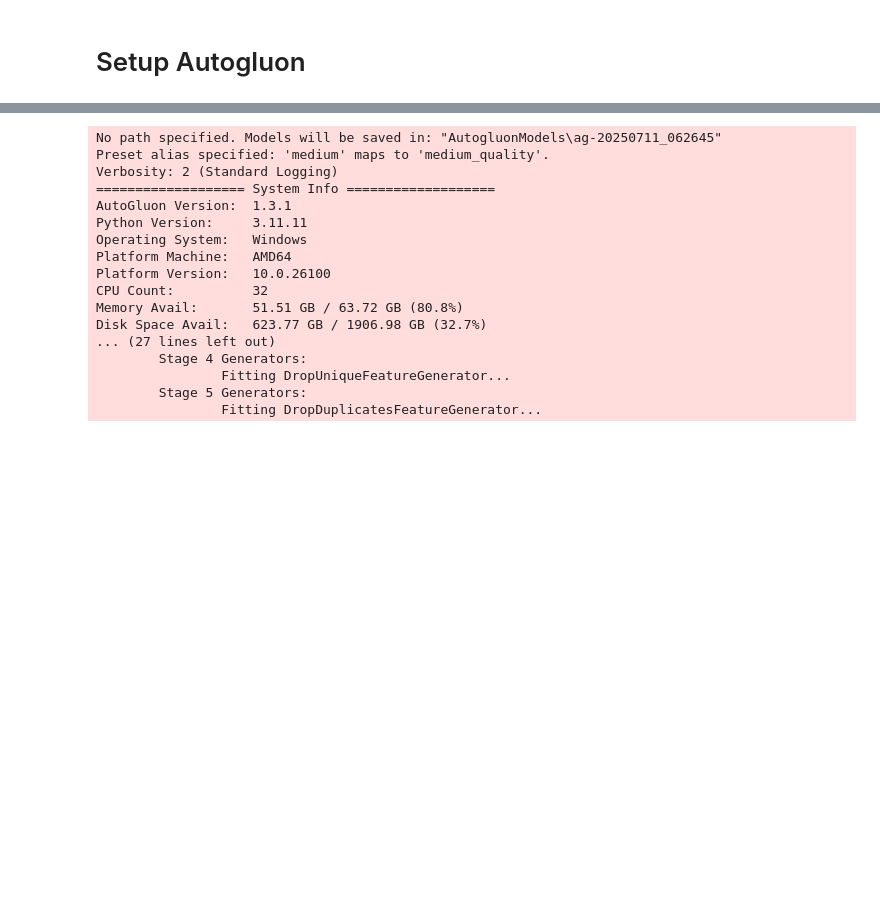
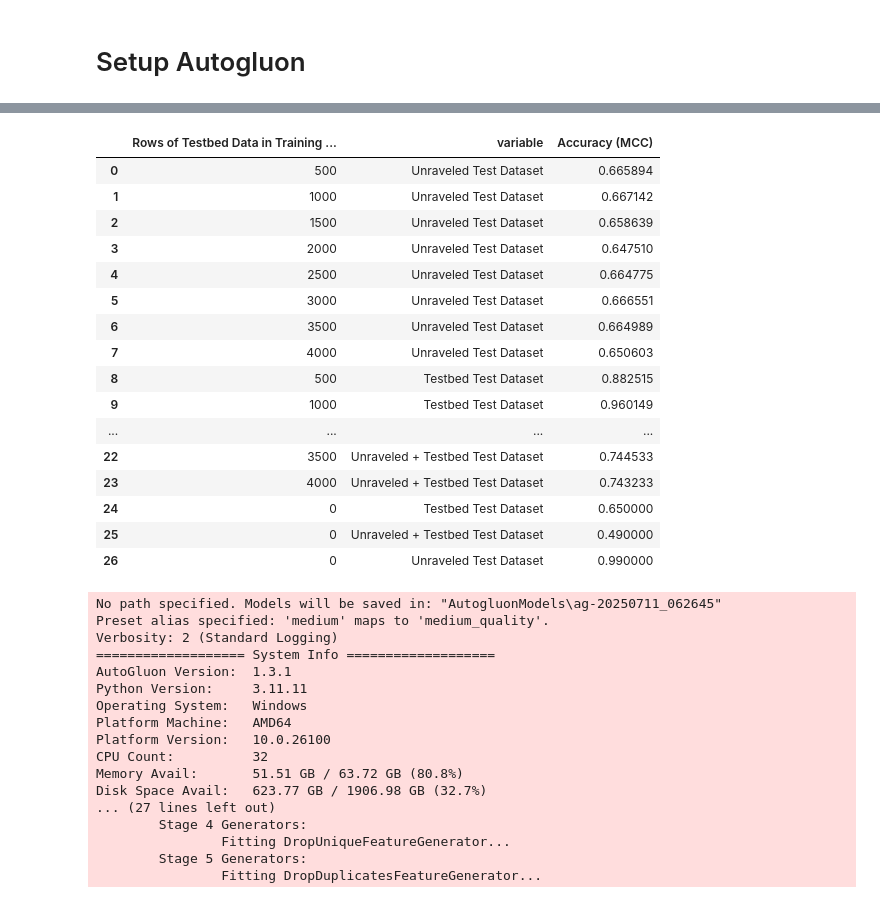
Before and after one commit to navya144/modular_ids_framework, a Jupyter notebook: persistent_model.ipynb, the cells around one changed output, grey strips where cells are left out. Saved outputs shown, nothing was run; the diff lists cells and outputs as text; code cells hidden in the pictures; blank space fills up the shorter version.

```diff
--- a/persistent_model.ipynb
+++ b/persistent_model.ipynb
@@ -482,3 +529,23 @@ sns.lineplot(data=melted_stats, x='train_rows', y='value', hue='variable', marke
+# %%
+melted_stats
+# %% [output]
+|  | Rows of Testbed Data in Training ... | variable | Accuracy (MCC) |
+| 0 | 500 | Unraveled Test Dataset | 0.665894 |
+| 1 | 1000 | Unraveled Test Dataset | 0.667142 |
+| 2 | 1500 | Unraveled Test Dataset | 0.658639 |
+| 3 | 2000 | Unraveled Test Dataset | 0.647510 |
+| 4 | 2500 | Unraveled Test Dataset | 0.664775 |
+| 5 | 3000 | Unraveled Test Dataset | 0.666551 |
+| 6 | 3500 | Unraveled Test Dataset | 0.664989 |
+| 7 | 4000 | Unraveled Test Dataset | 0.650603 |
+| 8 | 500 | Testbed Test Dataset | 0.882515 |
+| 9 | 1000 | Testbed Test Dataset | 0.960149 |
+| ... | ... | ... | ... |
+| 22 | 3500 | Unraveled + Testbed Test Dataset | 0.744533 |
+| 23 | 4000 | Unraveled + Testbed Test Dataset | 0.743233 |
+| 24 | 0 | Testbed Test Dataset | 0.650000 |
+| 25 | 0 | Unraveled + Testbed Test Dataset | 0.490000 |
+| 26 | 0 | Unraveled Test Dataset | 0.990000 |
 # %%
 merged_training_df = pd.concat([unraveled_train_df[:10000], testbed_train_df[:2000]])
 print(train_rows)
```
Also changed, not shown: parts of 8 cells of this notebook, 2 other files.
